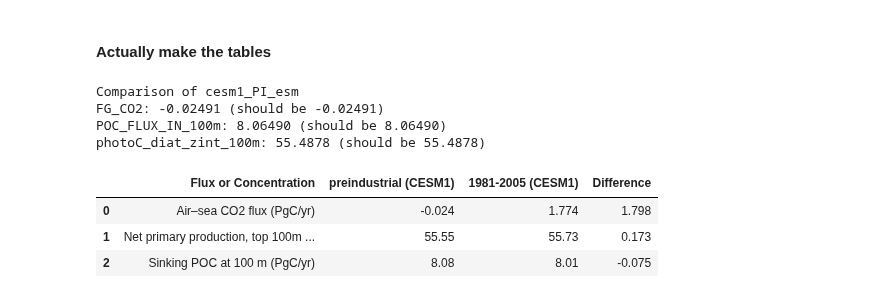
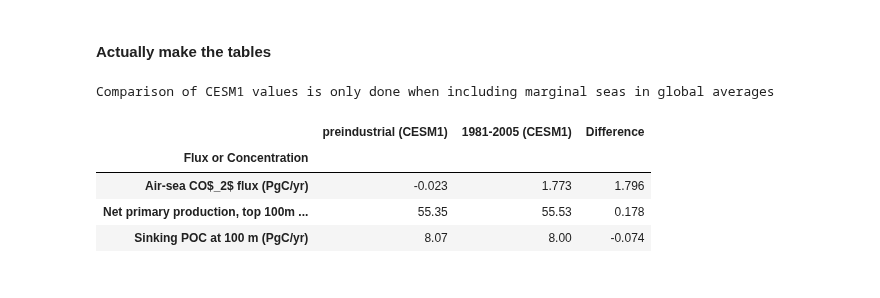
Before and after one commit to marbl-ecosys/cesm2-marbl, a Jupyter notebook: notebooks/Global Flux Table.ipynb, the cells around one changed output. Saved outputs shown, nothing was run; the diff lists cells and outputs as text; code cells hidden in the pictures.

```diff
--- a/notebooks/Global Flux Table.ipynb
+++ b/notebooks/Global Flux Table.ipynb
@@ -126,78 +127,79 @@ def make_table(table_specs, table_vars, test_exps):
     return(table_dict)
 # %%
 if 'cesm1_PI_esm' in diagnostic_values:
-    print('Comparison of cesm1_PI_esm')
-#     let var = fg_co2[d=2]
+    if global_vars["include_marg_seas"]:
+        print('Comparison of cesm1_PI_esm')
+#         let var = fg_co2[d=2]
+#         show var var
+#          VAR = FG_CO2[D=2]
+#         list var_integral_PgC_year
+#                      VARIABLE : (1E-9 * 12 * 1E-15 * 86400 * 365) * VAR_MUL_AREA[I=@SUM,J=@SUM]
+#                      X        : 0.5 to 320.5
+#                      Y        : 0.5 to 384.5
+#                      ENSEMBLE : 0421
+#                  -0.02491
+        if table_specs['CO2']['key'] in diagnostic_values["cesm1_PI_esm"]:
+            print(f'FG_CO2: {diagnostic_values["cesm1_PI_esm"][table_specs["CO2"]["key"]].magnitude:0.5f} (should be -0.02491)')
+
+#         let var = POC_FLUX_IN_100m[d=2]
+#         show var var
+#          VAR = POC_FLUX_IN_100M[D=2]
+#         list/prec=6 var_integral_PgC_year
+#                      VARIABLE : (1E-9 * 12 * 1E-15 * 86400 * 365) * VAR_MUL_AREA[I=@SUM,J=@SUM]
+#                      X        : 0.5 to 320.5
+#                      Y        : 0.5 to 384.5
+#                      ENSEMBLE : 0421
+#                   8.06490
+        if table_specs['POC']['key'] in diagnostic_values["cesm1_PI_esm"]:
+            print(f'POC_FLUX_IN_100m: {diagnostic_values["cesm1_PI_esm"][table_specs["POC"]["key"]].magnitude:0.5f} (should be 8.06490)')
+
+#     let var = photoC_diat_zint_100m[d=2]+photoC_sp_zint_100m[d=2]+photoC_diaz_zint_100m[d=2]
 #     show var var
-#      VAR = FG_CO2[D=2]
-#     list var_integral_PgC_year
-#                  VARIABLE : (1E-9 * 12 * 1E-15 * 86400 * 365) * VAR_MUL_AREA[I=@SUM,J=@SUM]
-#                  X        : 0.5 to 320.5
-#                  Y        : 0.5 to 384.5
-#                  ENSEMBLE : 0421
-#              -0.02491
-    if table_specs['CO2']['key'] in diagnostic_values["cesm1_PI_esm"]:
-        print(f'FG_CO2: {diagnostic_values["cesm1_PI_esm"][table_specs["CO2"]["key"]].magnitude:0.5f} (should be -0.02491)')
-
-#     let var = POC_FLUX_IN_100m[d=2]
-#     show var var
-#      VAR = POC_FLUX_IN_100M[D=2]
+#      VAR = PHOTOC_DIAT_ZINT_100M[D=2]+PHOTOC_SP_ZINT_100M[D=2]+PHOTOC_DIAZ_ZINT_100M[D=2]
 #     list/prec=6 var_integral_PgC_year
 #                  VARIABLE : (1E-9 * 12 * 1E-15 * 86400 * 365) * VAR_MUL_AREA[I=@SUM,J=@SUM]
 #                  X        : 0.5 to 320.5
 #                  Y        : 0.5 to 384.5
 #                  ENSEMBLE : 0421
-#               8.06490
-    if table_specs['POC']['key'] in diagnostic_values["cesm1_PI_esm"]:
-        print(f'POC_FLUX_IN_100m: {diagnostic_values["cesm1_PI_esm"][table_specs["POC"]["key"]].magnitude:0.5f} (should be 8.06490)')
-
-# let var = photoC_diat_zint_100m[d=2]+photoC_sp_zint_100m[d=2]+photoC_diaz_zint_100m[d=2]
-# show var var
-#  VAR = PHOTOC_DIAT_ZINT_100M[D=2]+PHOTOC_SP_ZINT_100M[D=2]+PHOTOC_DIAZ_ZINT_100M[D=2]
-# list/prec=6 var_integral_PgC_year
-#              VARIABLE : (1E-9 * 12 * 1E-15 * 86400 * 365) * VAR_MUL_AREA[I=@SUM,J=@SUM]
-#              X        : 0.5 to 320.5
-#              Y        : 0.5 to 384.5
-#              ENSEMBLE : 0421
-#           55.4878
-    if table_specs['NPP_100m']['key'] in diagnostic_values["cesm1_PI_esm"]:
-        print(f'photoC_diat_zint_100m: {diagnostic_values["cesm1_PI_esm"][table_specs["NPP_100m"]["key"]].magnitude:0.4f} (should be 55.4878)')
+#               55.4878
+        if table_specs['NPP_100m']['key'] in diagnostic_values["cesm1_PI_esm"]:
+            print(f'photoC_diat_zint_100m: {diagnostic_values["cesm1_PI_esm"][table_specs["NPP_100m"]["key"]].magnitude:0.4f} (should be 55.4878)')
+    else:
+        print("Comparison of CESM1 values is only done when including marginal seas in global averages")
 else:
     print('No comparisons done, since cesm1_PI_esm experiment not included')
 # %% [output]
-Comparison of cesm1_PI_esm
-FG_CO2: -0.02491 (should be -0.02491)
-POC_FLUX_IN_100m: 8.06490 (should be 8.06490)
-photoC_diat_zint_100m: 55.4878 (should be 55.4878)
+Comparison of CESM1 values is only done when including marginal seas in global averages
 # %%
 # Keith L's table
 table_vars = ['CO2', 'NPP_100m', 'POC']
 
 # Match number of digits in orginal paper
 table_specs['CO2']['rounding'] = 3
 table_specs['NPP_100m']['rounding'] = 2
 
 # Add difference column
 new_exp = 'diff'
 diagnostic_values[new_exp] = dict()
 experiment_longnames[new_exp] = 'Difference'
 for table_key in table_specs:
     table_spec = table_specs[table_key]
     if ('cesm1_hist' in diagnostic_values) and ('cesm1_PI' in diagnostic_values):
         try:
             # If key has not been populated, we want a dash here
             diagnostic_values[new_exp][table_spec['key']] = diagnostic_values['cesm1_hist'][table_spec['key']] - diagnostic_values['cesm1_PI'][table_spec['key']]
         except:
             diagnostic_values[new_exp][table_spec['key']] = '-'
     else:
         diagnostic_values[new_exp][table_spec['key']] = '-'
 
-pd.DataFrame(make_table(table_specs, table_vars, ['cesm1_PI', 'cesm1_hist', new_exp]))
+pd.DataFrame(make_table(table_specs, table_vars, ['cesm1_PI', 'cesm1_hist', new_exp])).set_index("Flux or Concentration")
 # %% [output]
-|  | Flux or Concentration | preindustrial (CESM1) | 1981-2005 (CESM1) | Difference |
-| 0 | Air–sea CO2 flux (PgC/yr) | -0.024 | 1.774 | 1.798 |
-| 1 | Net primary production, top 100m ... | 55.55 | 55.73 | 0.173 |
-| 2 | Sinking POC at 100 m (PgC/yr) | 8.08 | 8.01 | -0.075 |
+|  | preindustrial (CESM1) | 1981-2005 (CESM1) | Difference |
+| Flux or Concentration |  |  |  |
+| Air-sea CO$_2$ flux (PgC/yr) | -0.023 | 1.773 | 1.796 |
+| Net primary production, top 100m ... | 55.35 | 55.53 | 0.178 |
+| Sinking POC at 100 m (PgC/yr) | 8.07 | 8.00 | -0.074 |
 # %%
 # Keith M's original table
 # We use a different set of preindustrial years
```
Also changed, not shown: parts of 6 cells of this notebook, 4 other files.
